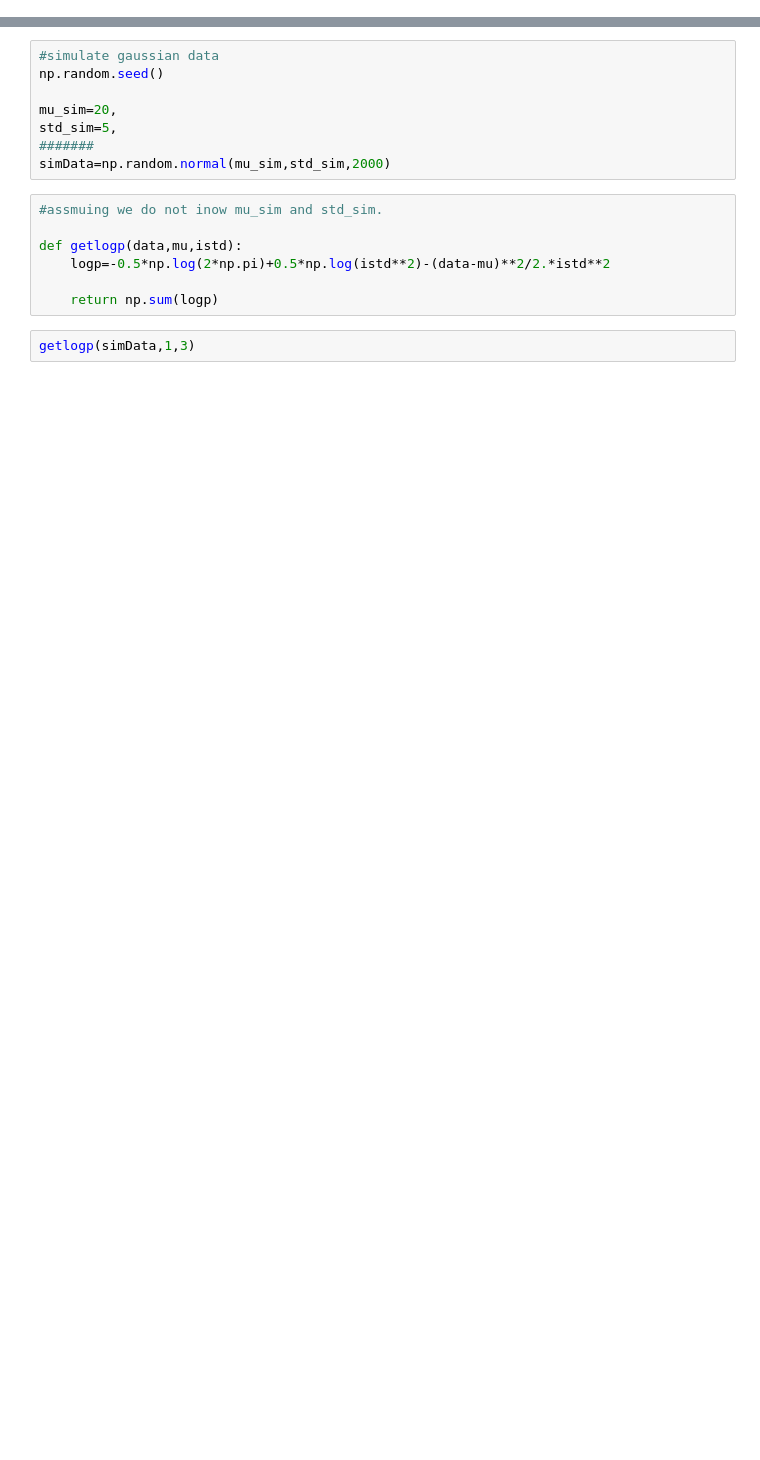
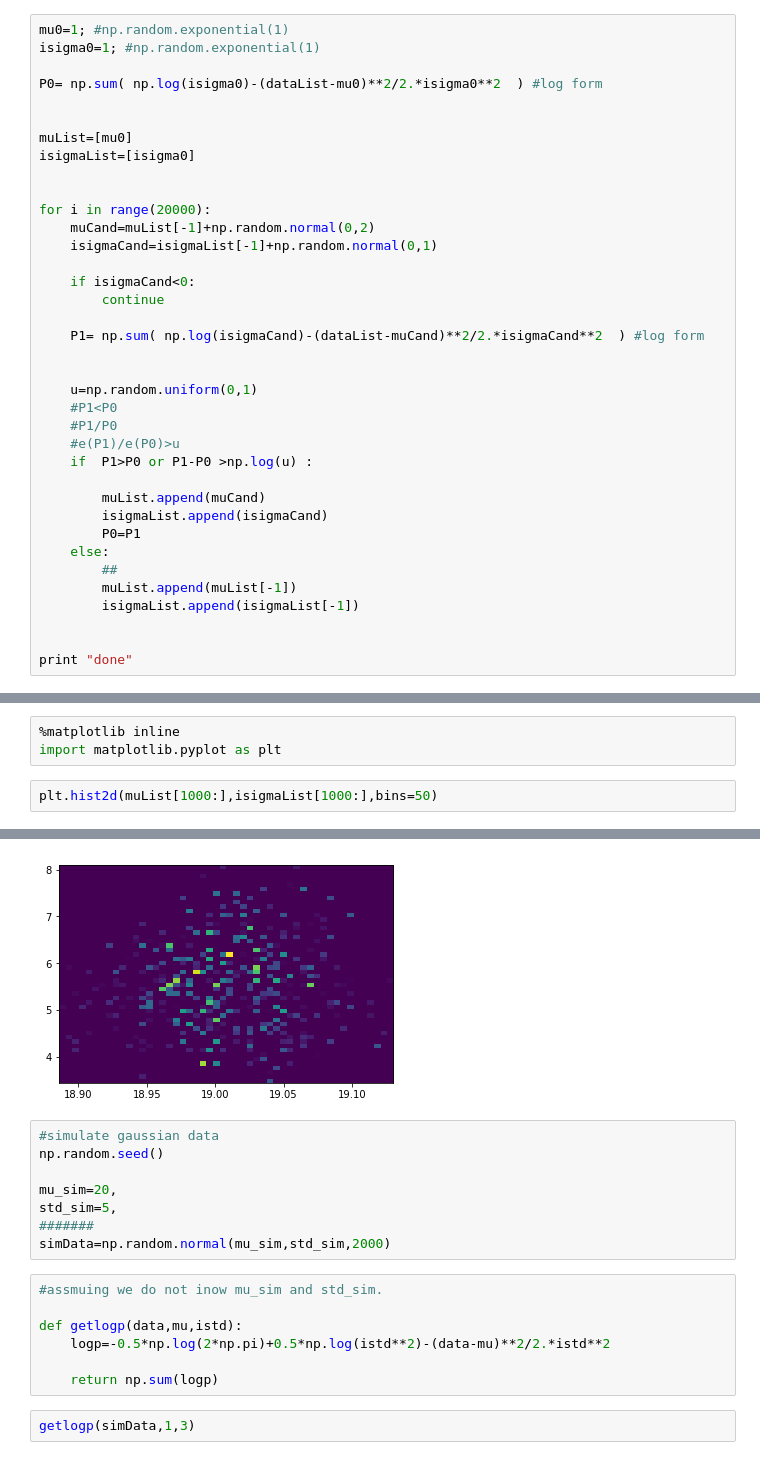
Before and after one commit to fjdu/seminar-pmo-sf, a Jupyter notebook: 2019-01-04-MCMC-qzyan/MCMC_gaussianFitting.ipynb, the cells around one changed output, grey strips where cells are left out. Saved outputs shown, nothing was run; the diff lists cells and outputs as text; blank space fills up the shorter version.

```diff
--- a/2019-01-04-MCMC-qzyan/MCMC_gaussianFitting.ipynb
+++ b/2019-01-04-MCMC-qzyan/MCMC_gaussianFitting.ipynb
@@ -11,0 +26,37 @@ $$ \log P\left(x|\mu,\sigma \right)= -0.5*\log\left(2\pi\right)-\log\left(\sigma
+# %%
+mu0=1; #np.random.exponential(1)
+isigma0=1; #np.random.exponential(1)
+
+P0= np.sum( np.log(isigma0)-(dataList-mu0)**2/2.*isigma0**2  ) #log form
+
+
+muList=[mu0]
+isigmaList=[isigma0]
+
+
+for i in range(20000):
+    muCand=muList[-1]+np.random.normal(0,2)
+    isigmaCand=isigmaList[-1]+np.random.normal(0,1)
+
+    if isigmaCand<0:
+        continue
+
+    P1= np.sum( np.log(isigmaCand)-(dataList-muCand)**2/2.*isigmaCand**2  ) #log form
+
+
+    u=np.random.uniform(0,1)
+    #P1<P0
+    #P1/P0
+    #e(P1)/e(P0)>u
+    if  P1>P0 or P1-P0 >np.log(u) :
+
+        muList.append(muCand)
+        isigmaList.append(isigmaCand)
+        P0=P1
+    else:
+        ##
+        muList.append(muList[-1])
+        isigmaList.append(isigmaList[-1])
+
+
+print "done"
@@ -11,0 +85,6 @@ $$ \log P\left(x|\mu,\sigma \right)= -0.5*\log\left(2\pi\right)-\log\left(\sigma
+# %%
+%matplotlib inline
+import matplotlib.pyplot as plt
+# %%
+plt.hist2d(muList[1000:],isigmaList[1000:],bins=50)
+# %% [output]
@@ -12,3 +108,4 @@ $$ \log P\left(x|\mu,\sigma \right)= -0.5*\log\left(2\pi\right)-\log\left(\sigma
+[figure, added]
 # %%
 #simulate gaussian data
 np.random.seed()
```
Also changed, not shown: parts of 11 cells of this notebook, 3 other files.
